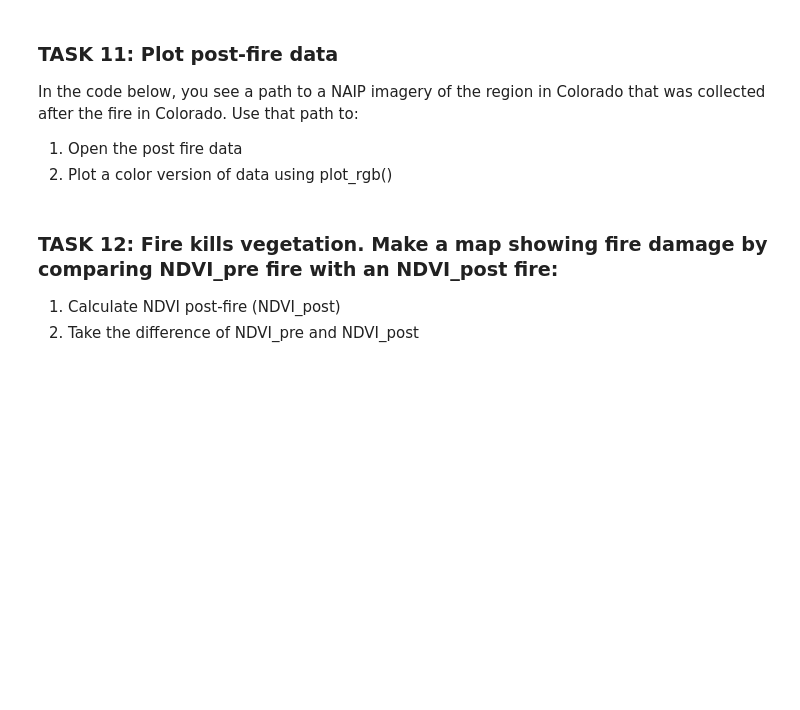
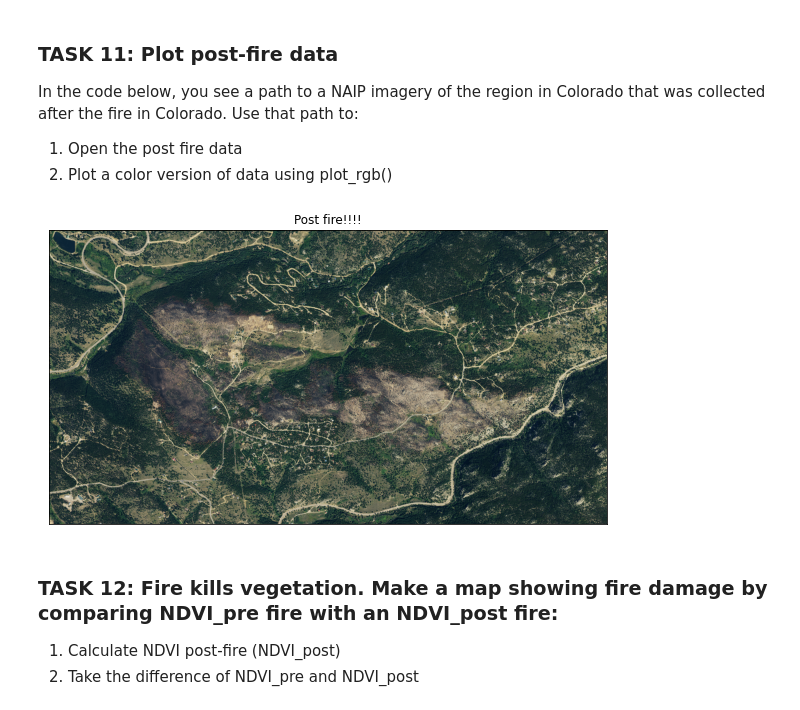
Before and after one commit to abmccart/EnvDatSci22, a Jupyter notebook: CodeSprints/RasterData101.ipynb, the cells around one changed output. Cells and saved outputs as stored; diff of their text form; code cells hidden in the pictures; blank space fills up the shorter version.

```diff
--- a/CodeSprints/RasterData101.ipynb
+++ b/CodeSprints/RasterData101.ipynb
@@ -565,16 +626,24 @@ In the code below, you see a path to a NAIP imagery of the region in Colorado th
 # %%
 # Add the code here to open the raster and read the numpy array inside it
 # Create a path for the data file - notice it is a .tif file
 naip_post_fire_path = os.path.join("earthpy-downloads",
                                    "naip-before-after",
                                    "post-fire",
                                    "crop",
                                    "m_3910505_nw_13_1_20170902_crop.tif")
 
 # Task 11: open naip_post_fire
+with rio.open(naip_post_fire_path) as naip_postfire_src:
+    naip_post_fire = naip_postfire_src.read()
 
+naip_post_fire
 
 # Task 11: plot naip_post_fire
+ep.plot_rgb(naip_post_fire,
+                          title ='Post fire!!!!')
+plt.show()
+# %% [output]
+[figure, added]
 # %% [markdown]
 ### TASK 12: Fire kills vegetation. Make a map showing fire damage by comparing NDVI_pre fire with an NDVI_post fire:
 1. Calculate NDVI post-fire (NDVI_post)
```
Also changed, not shown: parts of 21 cells of this notebook.
